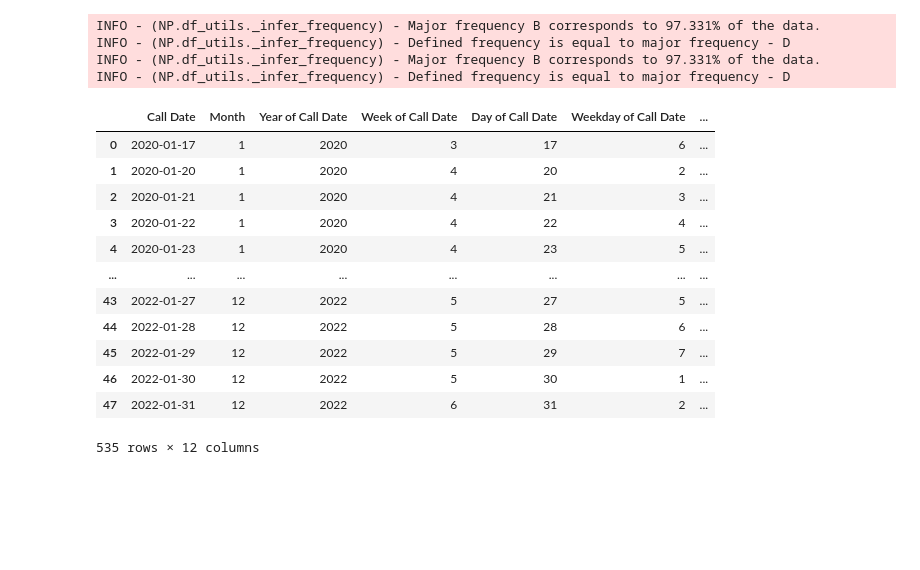
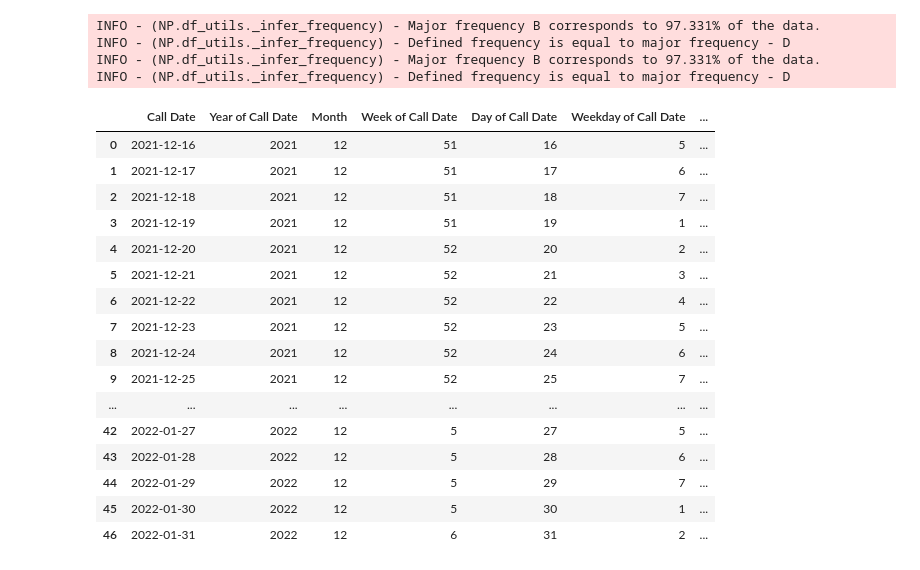
Before and after one commit to canonicalized/CallCenterForecast, a Jupyter notebook: callcenter.ipynb, the cells around one changed output. Saved outputs shown, nothing was run; the diff lists cells and outputs as text; code cells hidden in the pictures; blank space fills up the shorter version.

```diff
--- a/callcenter.ipynb
+++ b/callcenter.ipynb
@@ -408,7 +409,7 @@ INFO - (NP.forecaster._init_train_loader) - lr-range-test selected learning rate
 # %%
 future = pd.read_excel('~/Downloads/calls_test.xlsx')
 future['Call Date'] = pd.to_datetime(future['Call Date'], format="%d.%m.%Y")
-future['Holiday'] = future['Call Date'].isin(holidays)
+future['Holiday'] = future['Call Date'].isin(holidays).astype(int)
 prediction = future.drop(['Call Date'],axis=1)
 
 future['rf'] = reg_rf.predict(prediction)
@@ -417,8 +418,9 @@ future['lgb'] = reg_lgb.predict(prediction)
 future['lgb'] = reg_lgb.predict(prediction)
 future['ts_np'] = ts_np.predict(ts).yhat1
 
+#future.to_csv('future-calls.csv',index=False)
+
 export = pd.concat([df, future])
-
 with pd.ExcelWriter("~/Downloads/calls.xlsx", engine="openpyxl", mode="a", if_sheet_exists="replace") as writer:
     export.to_excel(writer, 'Future', index=False)
 # %% [output]
@@ -426,19 +428,23 @@ INFO - (NP.df_utils._infer_frequency) - Major frequency B corresponds to 97.331%
 INFO - (NP.df_utils._infer_frequency) - Defined frequency is equal to major frequency - D
 INFO - (NP.df_utils._infer_frequency) - Major frequency B corresponds to 97.331% of the data.
 INFO - (NP.df_utils._infer_frequency) - Defined frequency is equal to major frequency - D
-# %%
-export
-# %% [output]
-|  | Call Date | Month | Year of Call Date | Week of Call Date | Day of Call Date | Weekday of Call Date | ... |
-| 0 | 2020-01-17 | 1 | 2020 | 3 | 17 | 6 | ... |
-| 1 | 2020-01-20 | 1 | 2020 | 4 | 20 | 2 | ... |
-| 2 | 2020-01-21 | 1 | 2020 | 4 | 21 | 3 | ... |
-| 3 | 2020-01-22 | 1 | 2020 | 4 | 22 | 4 | ... |
-| 4 | 2020-01-23 | 1 | 2020 | 4 | 23 | 5 | ... |
-| ... | ... | ... | ... | ... | ... | ... | ... |
-| 43 | 2022-01-27 | 12 | 2022 | 5 | 27 | 5 | ... |
-| 44 | 2022-01-28 | 12 | 2022 | 5 | 28 | 6 | ... |
-| 45 | 2022-01-29 | 12 | 2022 | 5 | 29 | 7 | ... |
-| 46 | 2022-01-30 | 12 | 2022 | 5 | 30 | 1 | ... |
-| 47 | 2022-01-31 | 12 | 2022 | 6 | 31 | 2 | ... |
-535 rows × 12 columns
+# %%
+future
+# %% [output]
+|  | Call Date | Year of Call Date | Month | Week of Call Date | Day of Call Date | Weekday of Call Date | ... |
+| 0 | 2021-12-16 | 2021 | 12 | 51 | 16 | 5 | ... |
+| 1 | 2021-12-17 | 2021 | 12 | 51 | 17 | 6 | ... |
+| 2 | 2021-12-18 | 2021 | 12 | 51 | 18 | 7 | ... |
+| 3 | 2021-12-19 | 2021 | 12 | 51 | 19 | 1 | ... |
+| 4 | 2021-12-20 | 2021 | 12 | 52 | 20 | 2 | ... |
+| 5 | 2021-12-21 | 2021 | 12 | 52 | 21 | 3 | ... |
+| 6 | 2021-12-22 | 2021 | 12 | 52 | 22 | 4 | ... |
+| 7 | 2021-12-23 | 2021 | 12 | 52 | 23 | 5 | ... |
+| 8 | 2021-12-24 | 2021 | 12 | 52 | 24 | 6 | ... |
+| 9 | 2021-12-25 | 2021 | 12 | 52 | 25 | 7 | ... |
+| ... | ... | ... | ... | ... | ... | ... | ... |
+| 42 | 2022-01-27 | 2022 | 12 | 5 | 27 | 5 | ... |
+| 43 | 2022-01-28 | 2022 | 12 | 5 | 28 | 6 | ... |
+| 44 | 2022-01-29 | 2022 | 12 | 5 | 29 | 7 | ... |
+| 45 | 2022-01-30 | 2022 | 12 | 5 | 30 | 1 | ... |
+| 46 | 2022-01-31 | 2022 | 12 | 6 | 31 | 2 | ... |
```
Also changed, not shown: parts of 8 cells of this notebook.
